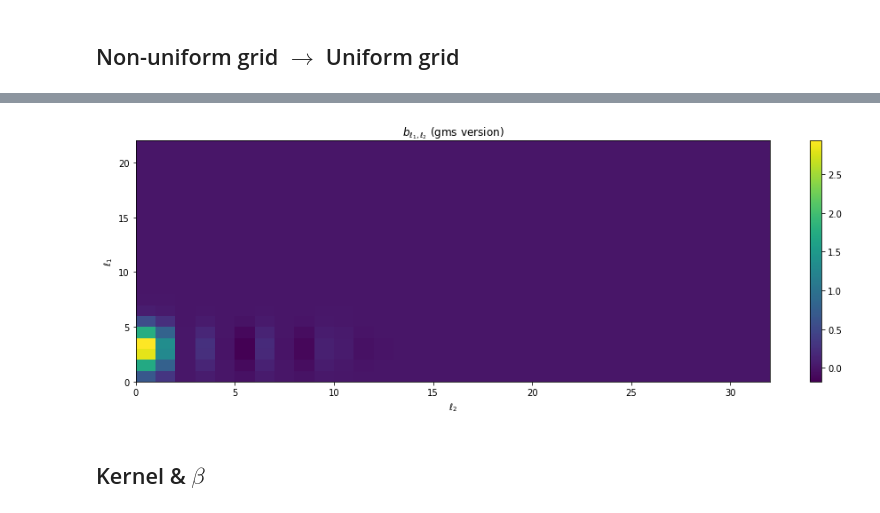
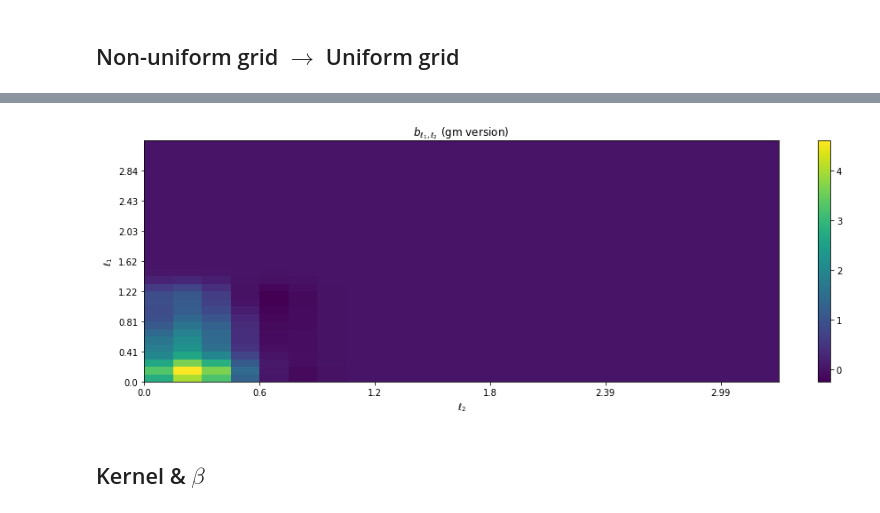
Before and after one commit to fAndreuzzi/spreading-nonuniform-grid, a Jupyter notebook: data/visualization.ipynb, the cells around one changed output, grey strips where cells are left out. Drawn from its saved outputs; the diff is of its cells as text; code cells hidden in the pictures.

Commit message:
fix visualization

```diff
--- a/data/visualization.ipynb
+++ b/data/visualization.ipynb
@@ -65,19 +65,19 @@ plt.colorbar();
 # %%
-suffix = 'gms'
+suffix = 'gm'
 b = np.load('../data/b_{}.npy'.format(suffix))
 
 plt.figure(figsize=(16,5))
-plt.pcolormesh(b)
+plt.pcolormesh(b.T)
 plt.colorbar()
 
 plt.title('$b_{{\ell_1, \ell_2}}$ ({} version)'.format(suffix))
 plt.xlabel('$\ell_2$')
 plt.ylabel('$\ell_1$')
 
-plt.yticks(ux)
-plt.xticks(range(0,b.shape[1],5));
+plt.yticks(range(0,len(uy),4), np.round(uy[::4],2));
+plt.xticks(range(0,len(ux),4), np.round(ux[::4],2));
 # %% [output]
-[figure, old version]
+[figure, new version]
 # %% [markdown]
 ## Kernel & $\beta$
 # %%
```
Also changed, not shown: parts of 8 cells of this notebook.
